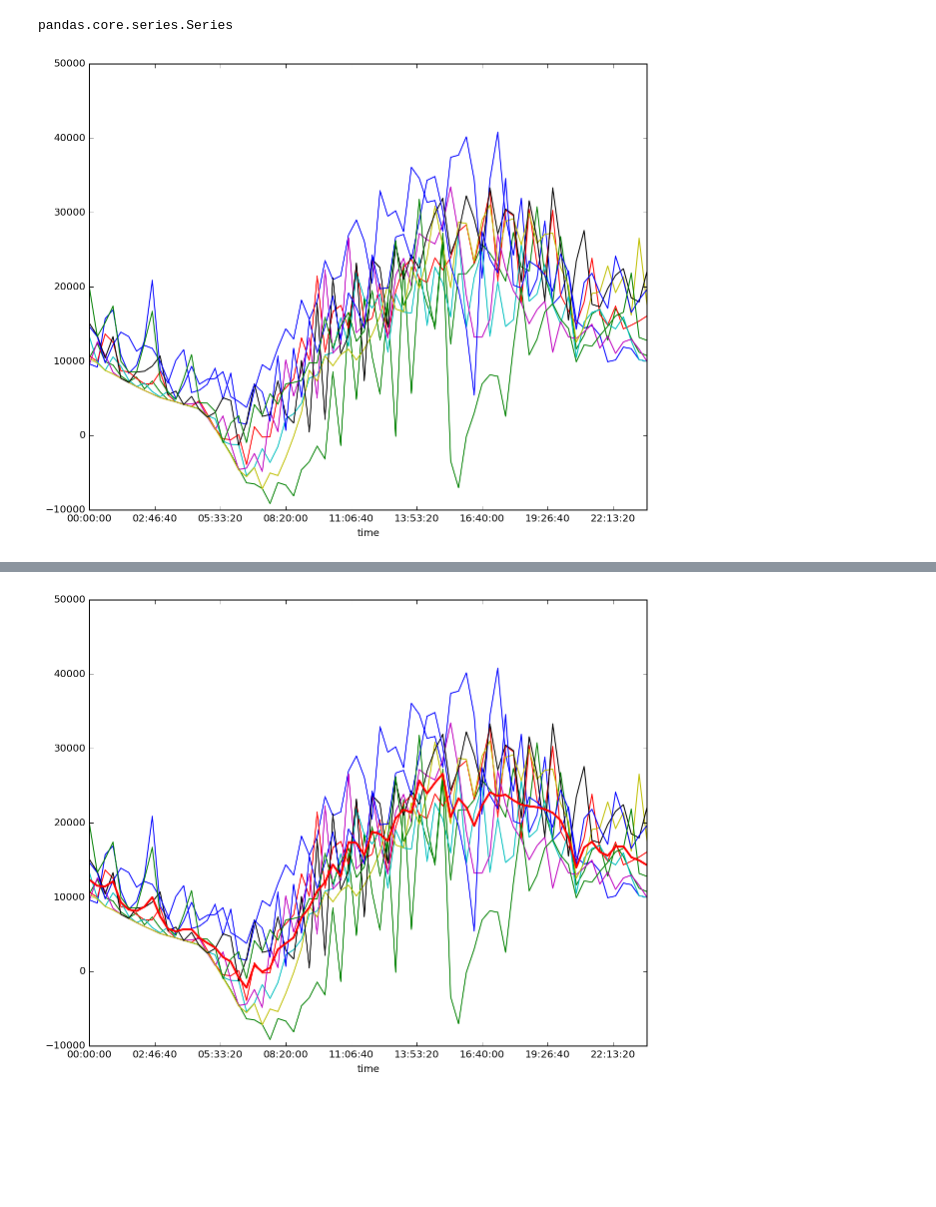
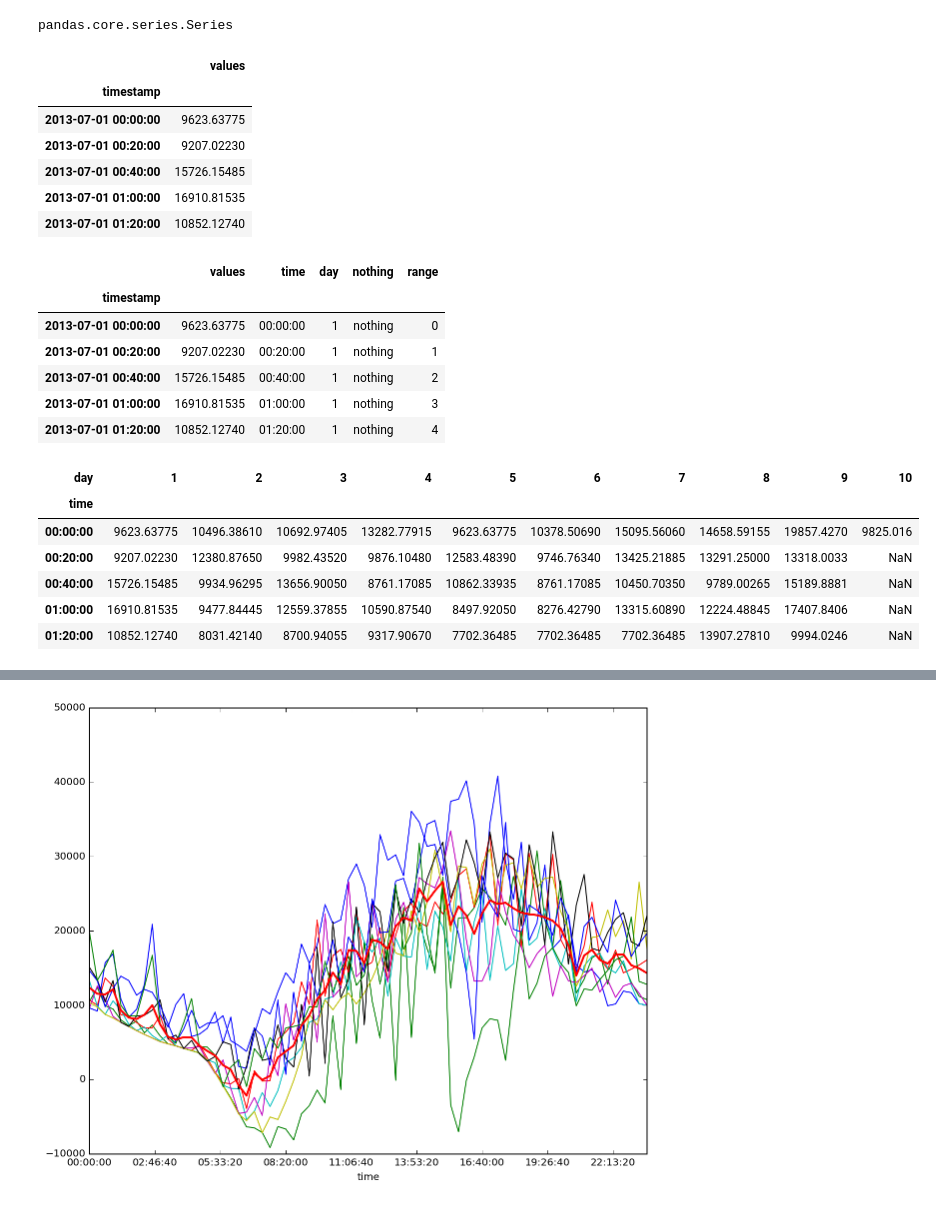
Before and after one commit to mlunacek/csdms_2016, a Jupyter notebook: notebooks/03_overlay.ipynb, the cells around one changed output, grey strips where cells are left out. Drawn from its saved outputs; the diff is of its cells as text; code cells hidden in the pictures; blank space fills up the shorter version.

```diff
--- a/notebooks/03_overlay.ipynb
+++ b/notebooks/03_overlay.ipynb
@@ -18,11 +18,38 @@ type(total)
 pandas.core.series.Series
 # %%
 tmp = pd.DataFrame({'values': total})
+# %%
+tmp.head()
+# %% [output]
+|  | values |
+| timestamp |  |
+| 2013-07-01 00:00:00 | 9623.63775 |
+| 2013-07-01 00:20:00 | 9207.02230 |
+| 2013-07-01 00:40:00 | 15726.15485 |
+| 2013-07-01 01:00:00 | 16910.81535 |
+| 2013-07-01 01:20:00 | 10852.12740 |
+# %%
+tmp['time'] = tmp.index.time
+tmp['day'] = tmp.index.day
+tmp['nothing'] = "nothing"
+tmp['range'] = range(len(tmp))
+tmp.head()
+# %% [output]
+|  | values | time | day | nothing | range |
+| timestamp |  |  |  |  |  |
+| 2013-07-01 00:00:00 | 9623.63775 | 00:00:00 | 1 | nothing | 0 |
+| 2013-07-01 00:20:00 | 9207.02230 | 00:20:00 | 1 | nothing | 1 |
+| 2013-07-01 00:40:00 | 15726.15485 | 00:40:00 | 1 | nothing | 2 |
+| 2013-07-01 01:00:00 | 16910.81535 | 01:00:00 | 1 | nothing | 3 |
+| 2013-07-01 01:20:00 | 10852.12740 | 01:20:00 | 1 | nothing | 4 |
 # %%
-tmp['time'] = tmp.index.time
-tmp['day'] = tmp.index.day
 pivot = tmp.pivot(index='time', columns='day', values='values')
-
-_  = pivot.plot(legend=False)
+pivot.head()
 # %% [output]
-[figure, removed]
+| day | 1 | 2 | 3 | 4 | 5 | 6 | 7 | 8 | 9 | 10 |
+| time |  |  |  |  |  |  |  |  |  |  |
+| 00:00:00 | 9623.63775 | 10496.38610 | 10692.97405 | 13282.77915 | 9623.63775 | 10378.50690 | 15095.56060 | 14658.59155 | 19857.4270 | 9825.016 |
+| 00:20:00 | 9207.02230 | 12380.87650 | 9982.43520 | 9876.10480 | 12583.48390 | 9746.76340 | 13425.21885 | 13291.25000 | 13318.0033 | NaN |
+| 00:40:00 | 15726.15485 | 9934.96295 | 13656.90050 | 8761.17085 | 10862.33935 | 8761.17085 | 10450.70350 | 9789.00265 | 15189.8881 | NaN |
+| 01:00:00 | 16910.81535 | 9477.84445 | 12559.37855 | 10590.87540 | 8497.92050 | 8276.42790 | 13315.60890 | 12224.48845 | 17407.8406 | NaN |
+| 01:20:00 | 10852.12740 | 8031.42140 | 8700.94055 | 9317.90670 | 7702.36485 | 7702.36485 | 7702.36485 | 13907.27810 | 9994.0246 | NaN |
```
Also changed, not shown: parts of 3 cells of this notebook, 12 other files.
